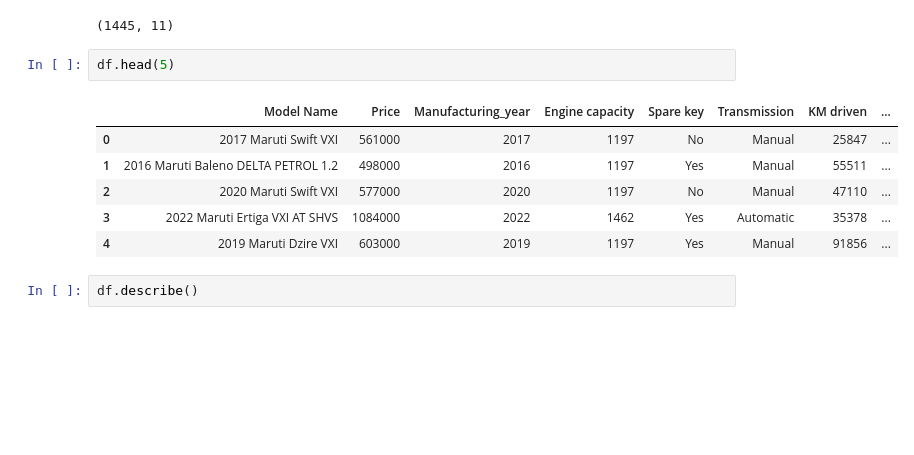
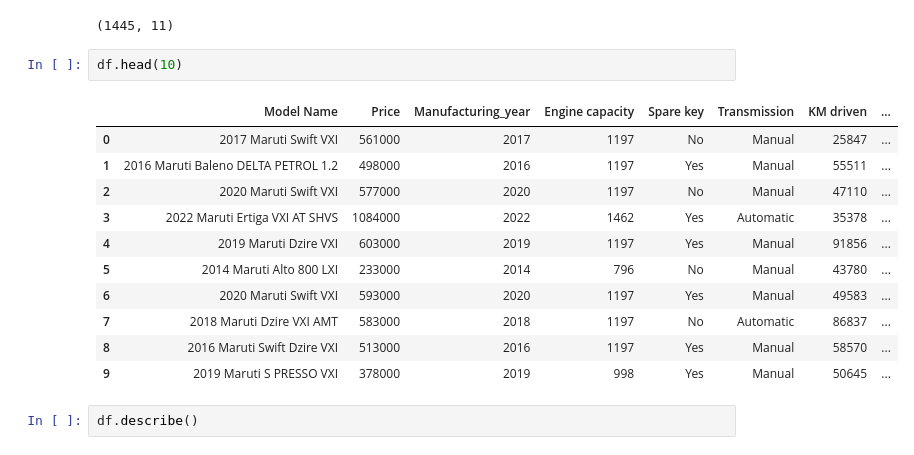
Before and after one commit to Omiiii1221/used-car-price-prediction, a Jupyter notebook: used_car_Price_Prediction.ipynb, the cells around one changed output. Drawn from its saved outputs; the diff is of its cells as text; blank space fills up the shorter version.

```diff
--- a/used_car_Price_Prediction.ipynb
+++ b/used_car_Price_Prediction.ipynb
@@ -49,14 +51,19 @@ df.shape
 # %% [output]
 (1445, 11)
 # %%
-df.head(5)
+df.head(10)
 # %% [output]
 |  | Model Name | Price | Manufacturing_year | Engine capacity | Spare key | Transmission | KM driven | ... |
 | 0 | 2017 Maruti Swift VXI | 561000 | 2017 | 1197 | No | Manual | 25847 | ... |
 | 1 | 2016 Maruti Baleno DELTA PETROL 1.2 | 498000 | 2016 | 1197 | Yes | Manual | 55511 | ... |
 | 2 | 2020 Maruti Swift VXI | 577000 | 2020 | 1197 | No | Manual | 47110 | ... |
 | 3 | 2022 Maruti Ertiga VXI AT SHVS | 1084000 | 2022 | 1462 | Yes | Automatic | 35378 | ... |
 | 4 | 2019 Maruti Dzire VXI | 603000 | 2019 | 1197 | Yes | Manual | 91856 | ... |
+| 5 | 2014 Maruti Alto 800 LXI | 233000 | 2014 | 796 | No | Manual | 43780 | ... |
+| 6 | 2020 Maruti Swift VXI | 593000 | 2020 | 1197 | Yes | Manual | 49583 | ... |
+| 7 | 2018 Maruti Dzire VXI AMT | 583000 | 2018 | 1197 | No | Automatic | 86837 | ... |
+| 8 | 2016 Maruti Swift Dzire VXI | 513000 | 2016 | 1197 | Yes | Manual | 58570 | ... |
+| 9 | 2019 Maruti S PRESSO VXI | 378000 | 2019 | 998 | Yes | Manual | 50645 | ... |
 # %%
 df.describe()
 # %% [output]
```
Also changed, not shown: parts of 4 cells of this notebook, 2 other files.
